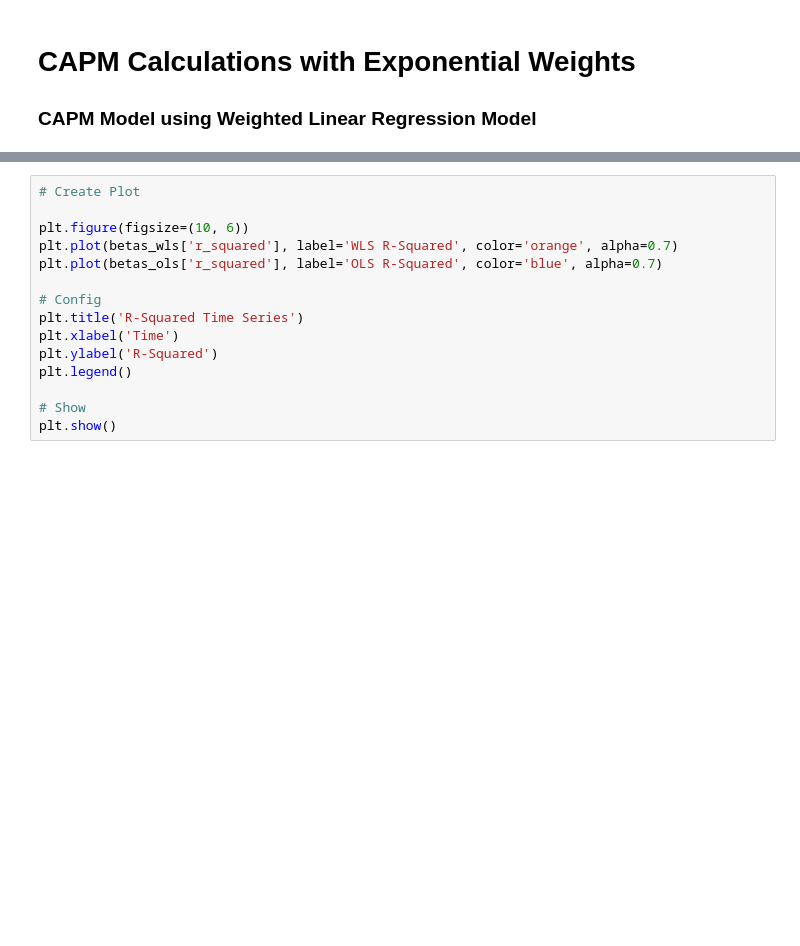
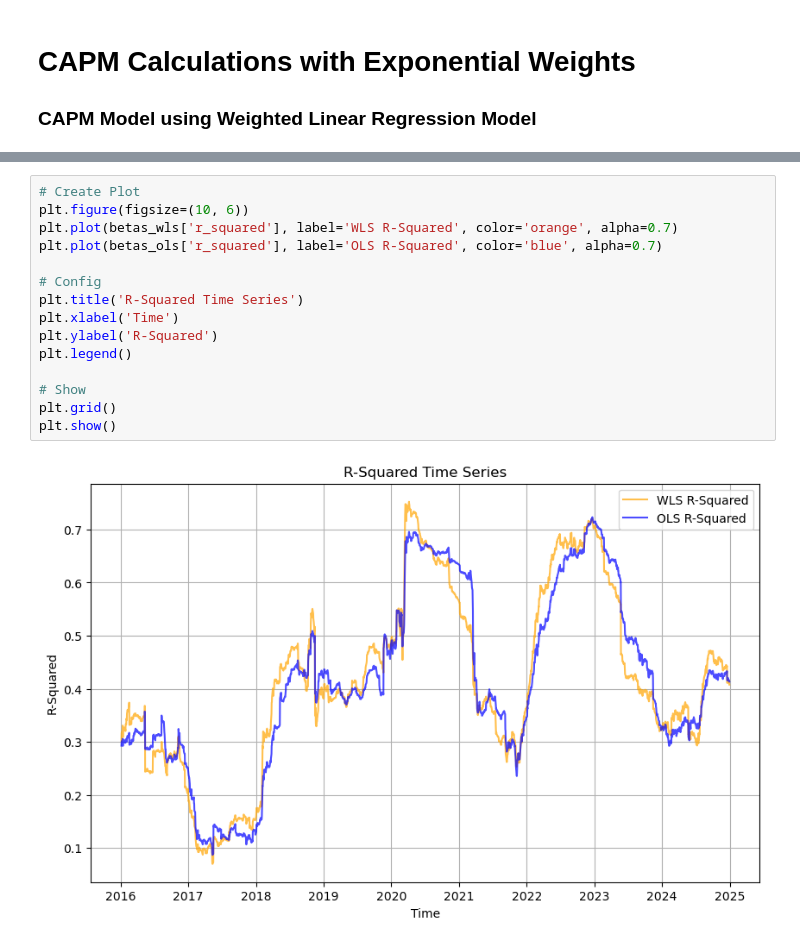
Before and after one commit to dan-the-quant/DTQ-Portfolio_Management_Course, a Jupyter notebook: Module 4 - CAPM/Module4.2.ipynb, the cells around one changed output, grey strips where cells are left out. Cells and saved outputs as stored; diff of their text form; blank space fills up the shorter version.

```diff
--- a/Module 4 - CAPM/Module4.2.ipynb
+++ b/Module 4 - CAPM/Module4.2.ipynb
@@ -215,17 +298,19 @@ plt.show()
 # %%
 # Create Plot
-
 plt.figure(figsize=(10, 6))
 plt.plot(betas_wls['r_squared'], label='WLS R-Squared', color='orange', alpha=0.7)
 plt.plot(betas_ols['r_squared'], label='OLS R-Squared', color='blue', alpha=0.7)
 
 # Config
 plt.title('R-Squared Time Series')
 plt.xlabel('Time')
 plt.ylabel('R-Squared')
 plt.legend()
 
 # Show
+plt.grid()
 plt.show()
+# %% [output]
+[figure, added]
 # %%
 # Create Plot
```
Also changed, not shown: parts of 14 cells of this notebook, 26 other files.
